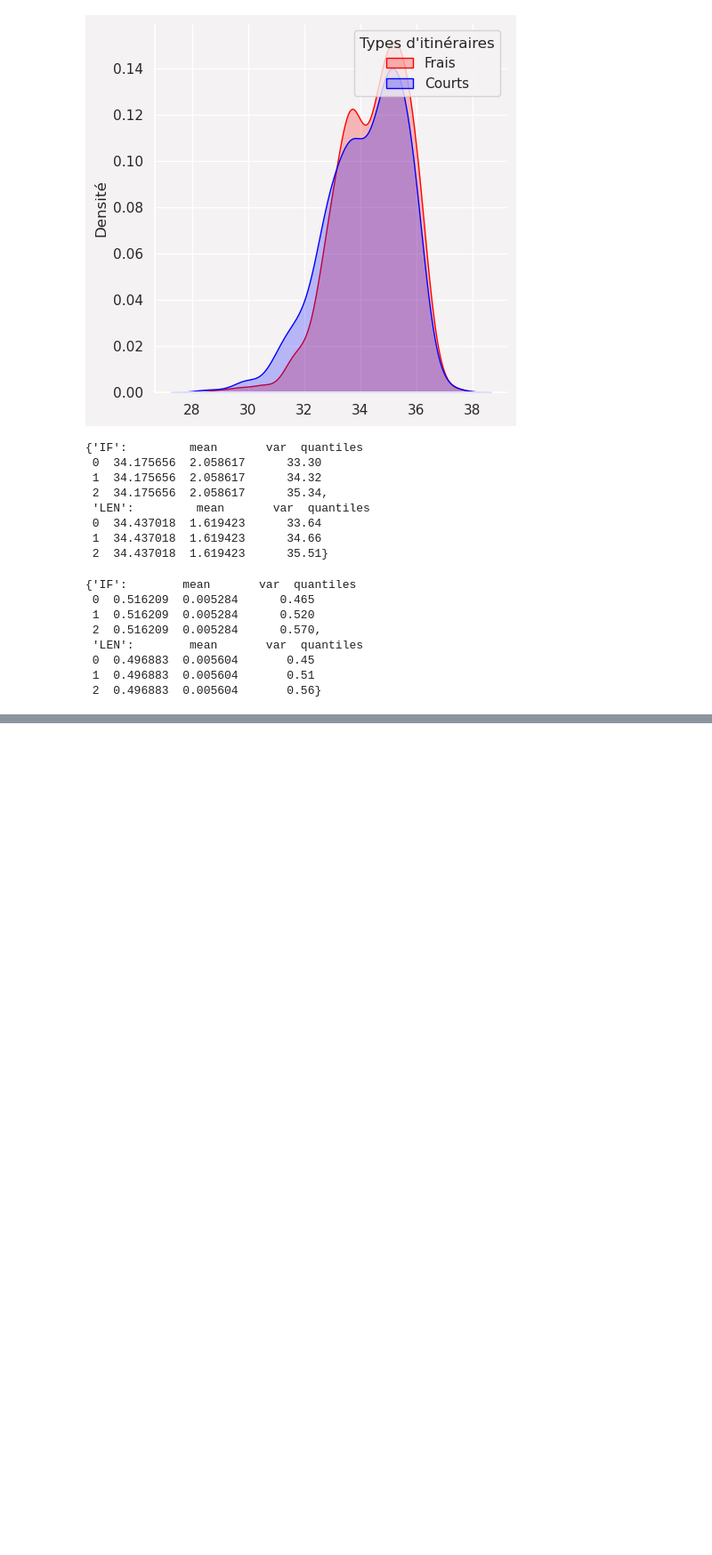
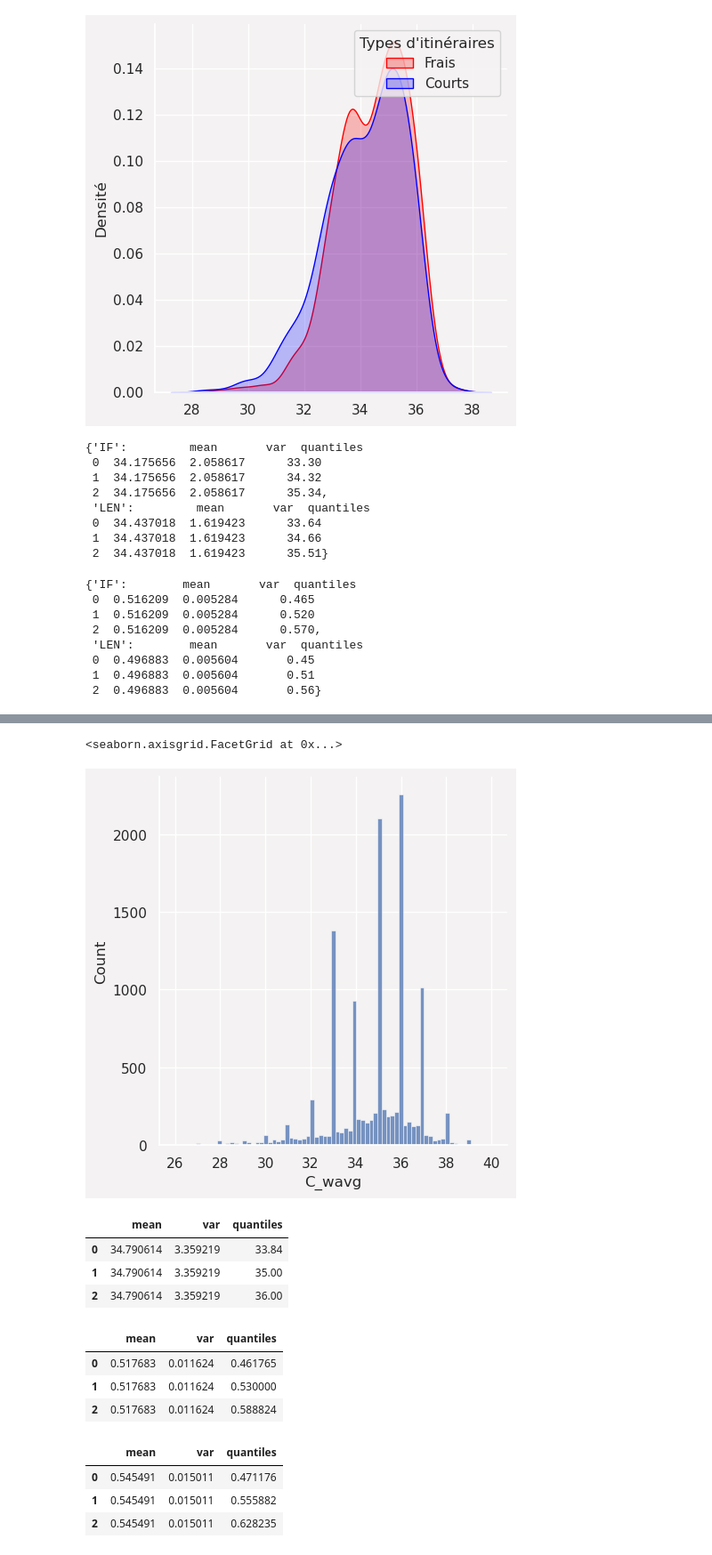
Before and after one commit to datagora-erasme/itineraire_fraicheur, a Jupyter notebook: backend/score_calculation_it/analyse_pipeline_new.ipynb, the cells around one changed output, grey strips where cells are left out. Shown at 89% size. Saved outputs shown, nothing was run; the diff lists cells and outputs as text; code cells hidden in the pictures; blank space fills up the shorter version.

```diff
--- a/backend/score_calculation_it/analyse_pipeline_new.ipynb
+++ b/backend/score_calculation_it/analyse_pipeline_new.ipynb
@@ -459,0 +706,27 @@ Gain mean :  -3.2225398773006133
+# %%
+sns.displot(edges_all_prop_sample["C_wavg"])
+# %% [output]
+<seaborn.axisgrid.FacetGrid at 0x...>
+[figure, added]
+# %%
+np.quantile(edges_all_prop_sample["C_wavg"], q=[0.25,0.5,0.75])
+basic_stats(edges_all_prop_sample["C_wavg"])
+# %% [output]
+|  | mean | var | quantiles |
+| 0 | 34.790614 | 3.359219 | 33.84 |
+| 1 | 34.790614 | 3.359219 | 35.00 |
+| 2 | 34.790614 | 3.359219 | 36.00 |
+# %%
+basic_stats(edges_all_prop_sample["C_wavg_scaled"])
+# %% [output]
+|  | mean | var | quantiles |
+| 0 | 0.517683 | 0.011624 | 0.461765 |
+| 1 | 0.517683 | 0.011624 | 0.530000 |
+| 2 | 0.517683 | 0.011624 | 0.588824 |
+# %%
+basic_stats(edges_all_prop["C_wavg_scaled"])
+# %% [output]
+|  | mean | var | quantiles |
+| 0 | 0.545491 | 0.015011 | 0.471176 |
+| 1 | 0.545491 | 0.015011 | 0.555882 |
+| 2 | 0.545491 | 0.015011 | 0.628235 |
```
Also changed, not shown: parts of 74 cells of this notebook, 4 other files.
